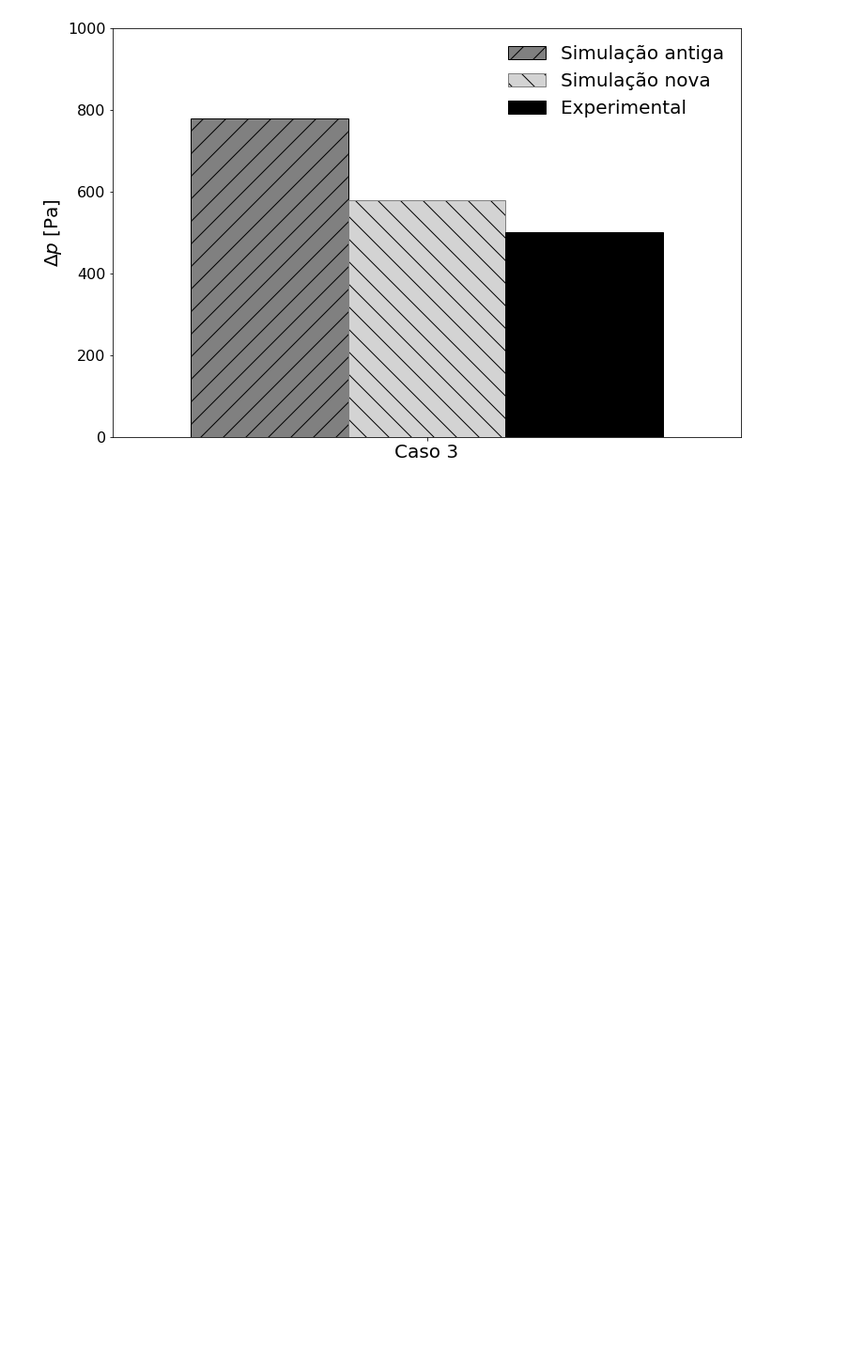
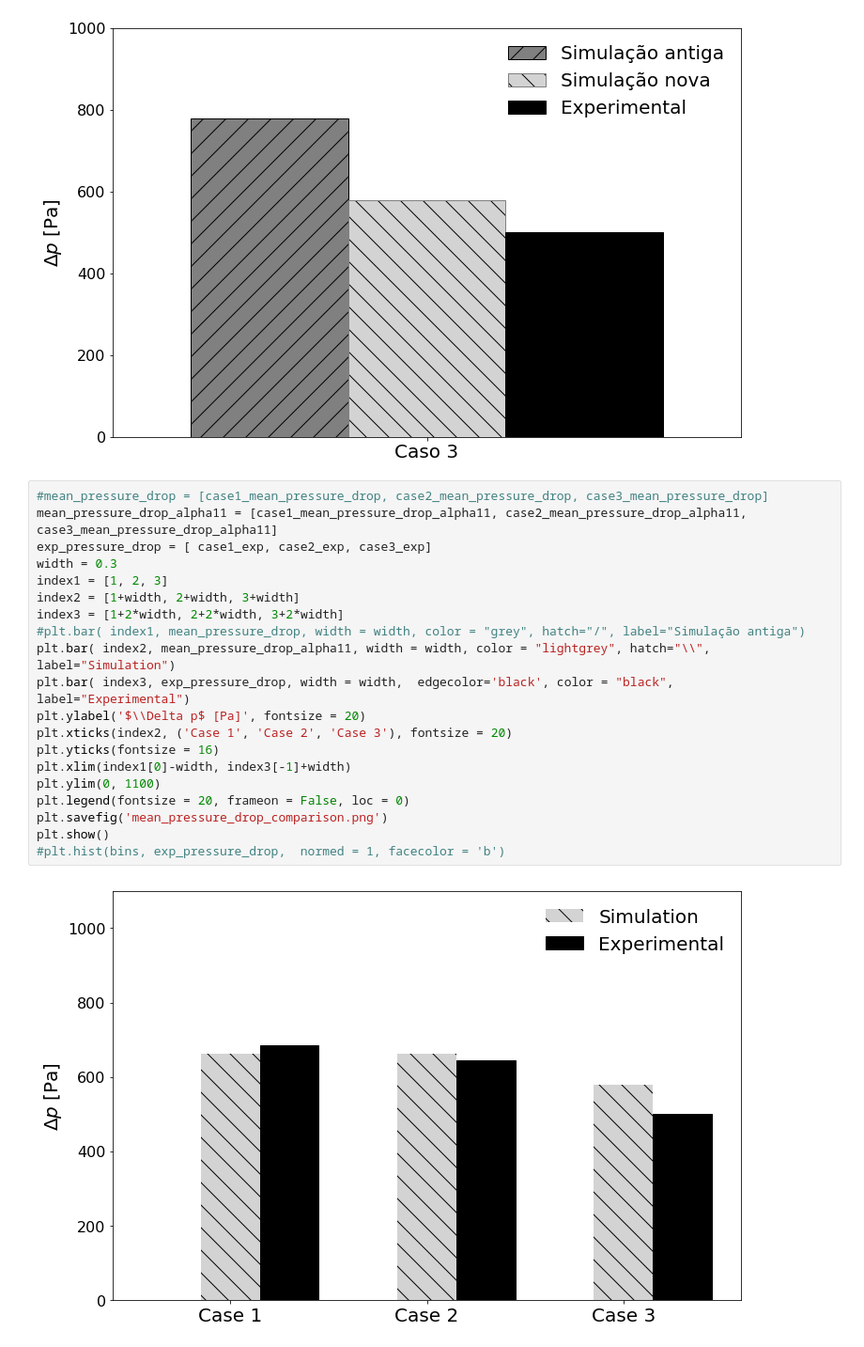
Before and after one commit to lucillalmeida/doutorado-validacoes, a Jupyter notebook: fluidized-bed/Pressure_drop_comparion.ipynb, the cells around one changed output. Shown at 94% size. Cells and saved outputs as stored; diff of their text form; blank space fills up the shorter version.

```diff
--- a/fluidized-bed/Pressure_drop_comparion.ipynb
+++ b/fluidized-bed/Pressure_drop_comparion.ipynb
@@ -324,3 +324,25 @@ plt.show()
 #plt.hist(bins, exp_pressure_drop,  normed = 1, facecolor = 'b')
 # %% [output]
 [figure]
+# %%
+#mean_pressure_drop = [case1_mean_pressure_drop, case2_mean_pressure_drop, case3_mean_pressure_drop]
+mean_pressure_drop_alpha11 = [case1_mean_pressure_drop_alpha11, case2_mean_pressure_drop_alpha11, case3_mean_pressure_drop_alpha11]
+exp_pressure_drop = [ case1_exp, case2_exp, case3_exp]
+width = 0.3
+index1 = [1, 2, 3]
+index2 = [1+width, 2+width, 3+width]
+index3 = [1+2*width, 2+2*width, 3+2*width]
+#plt.bar( index1, mean_pressure_drop, width = width, color = "grey", hatch="/", label="Simulação antiga")
+plt.bar( index2, mean_pressure_drop_alpha11, width = width, color = "lightgrey", hatch="\\", label="Simulation")
+plt.bar( index3, exp_pressure_drop, width = width,  edgecolor='black', color = "black",  label="Experimental")
+plt.ylabel('$\\Delta p$ [Pa]', fontsize = 20)
+plt.xticks(index2, ('Case 1', 'Case 2', 'Case 3'), fontsize = 20)
+plt.yticks(fontsize = 16)
+plt.xlim(index1[0]-width, index3[-1]+width)
+plt.ylim(0, 1100)
+plt.legend(fontsize = 20, frameon = False, loc = 0)
+plt.savefig('mean_pressure_drop_comparison.png')
+plt.show()
+#plt.hist(bins, exp_pressure_drop,  normed = 1, facecolor = 'b')
+# %% [output]
+[figure, added]
```
Also changed, not shown: 7 other files.
